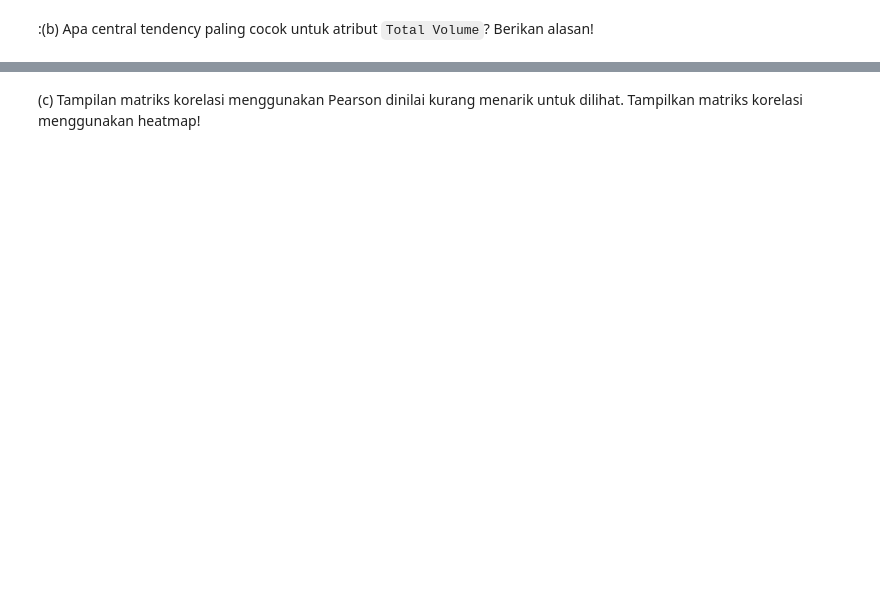
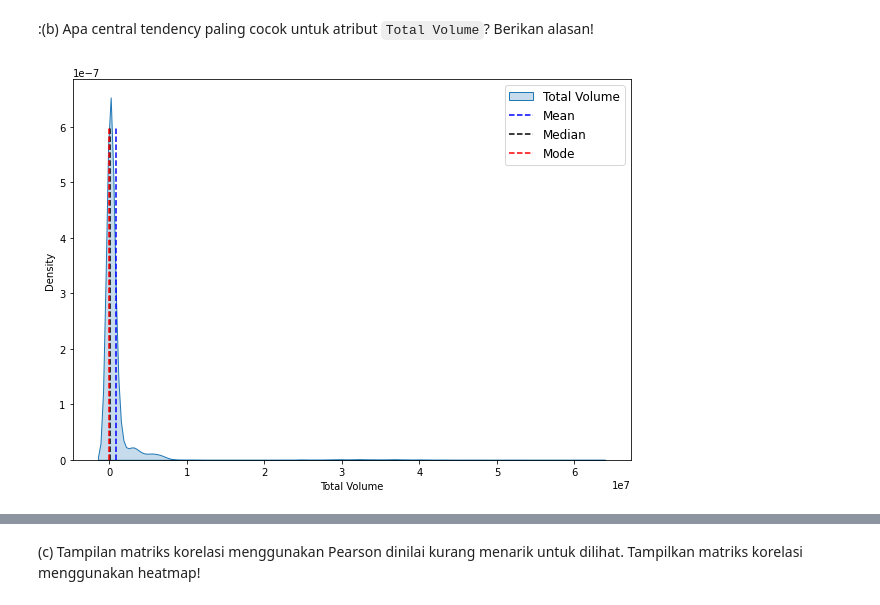
Before and after one commit to faisaladisoe/kasdd-lab, a Jupyter notebook: Lab 2/Lab 2 - Stats and DataViz.ipynb, the cells around one changed output, grey strips where cells are left out. Saved outputs shown, nothing was run; the diff lists cells and outputs as text; code cells hidden in the pictures; blank space fills up the shorter version.

```diff
--- a/Lab 2/Lab 2 - Stats and DataViz.ipynb
+++ b/Lab 2/Lab 2 - Stats and DataViz.ipynb
@@ -390,0 +394,17 @@ fig.show()
+# %%
+# 1(a) Implementasi kode di sini
+totalVolume = avocado_df['Total Volume']
+volumeStats = [
+    ['Mean', np.mean(totalVolume)],
+    ['Median', np.median(totalVolume)],
+    ['Mode', scp.mode(totalVolume)[0][0]],
+    ['Standard Deviation', np.std(totalVolume)],
+    ['Variance', np.var(totalVolume)],
+    ['Minimum', np.min(totalVolume)],
+    ['Maximum', np.max(totalVolume)],
+    ['Q1', np.quantile(totalVolume, .25)],
+    ['Q2', np.quantile(totalVolume, .5)],
+    ['Q3', np.quantile(totalVolume, .75)],
+    ['20th Percentile', np.percentile(totalVolume, 20)]
+]
+pd.DataFrame(volumeStats, columns=['Measure', 'Value'])
@@ -394,0 +426,11 @@ fig.show()
+# %%
+# 1(b) Implementasi kode di sini
+plt.figure(figsize=(10,7))
+sns.kdeplot(totalVolume, shade=True)
+plt.vlines(x=np.mean(totalVolume), ymin=0, ymax=6*1e-7, color='blue', linestyle='--')
+plt.vlines(x=np.median(totalVolume), ymin=0, ymax=6*1e-7, color='black', linestyle='--')
+plt.vlines(x=scp.mode(totalVolume)[0][0], ymin=0, ymax=6*1e-7, color='red', linestyle='--')
+plt.legend(['Total Volume', 'Mean', 'Median', 'Mode'], fontsize=12)
+plt.show()
+# %% [output]
+[figure, added]
```
Also changed, not shown: parts of 10 cells of this notebook.
